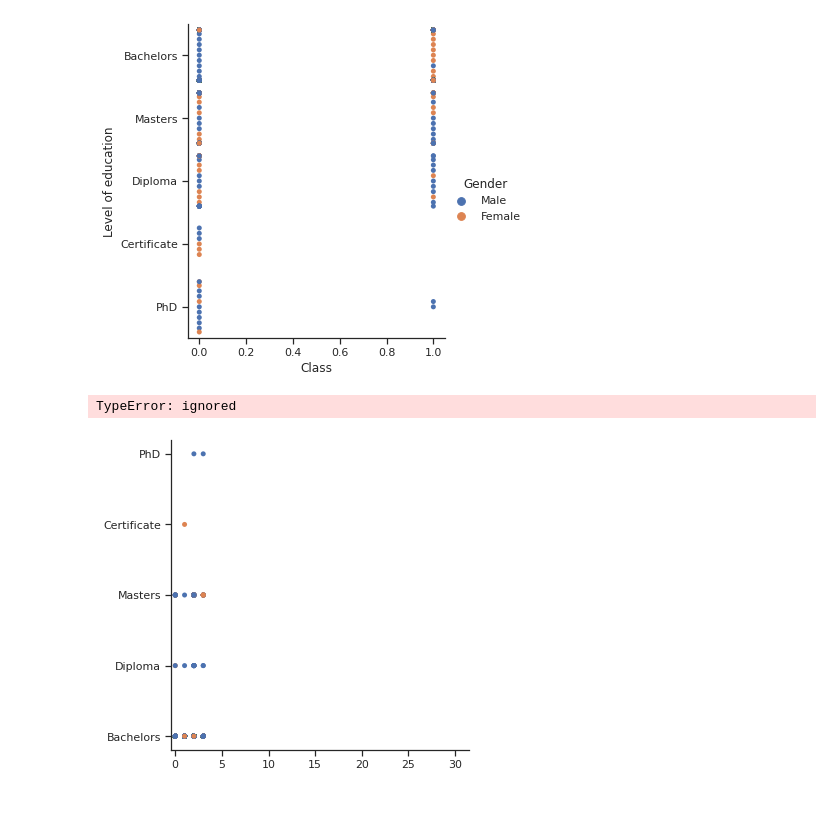
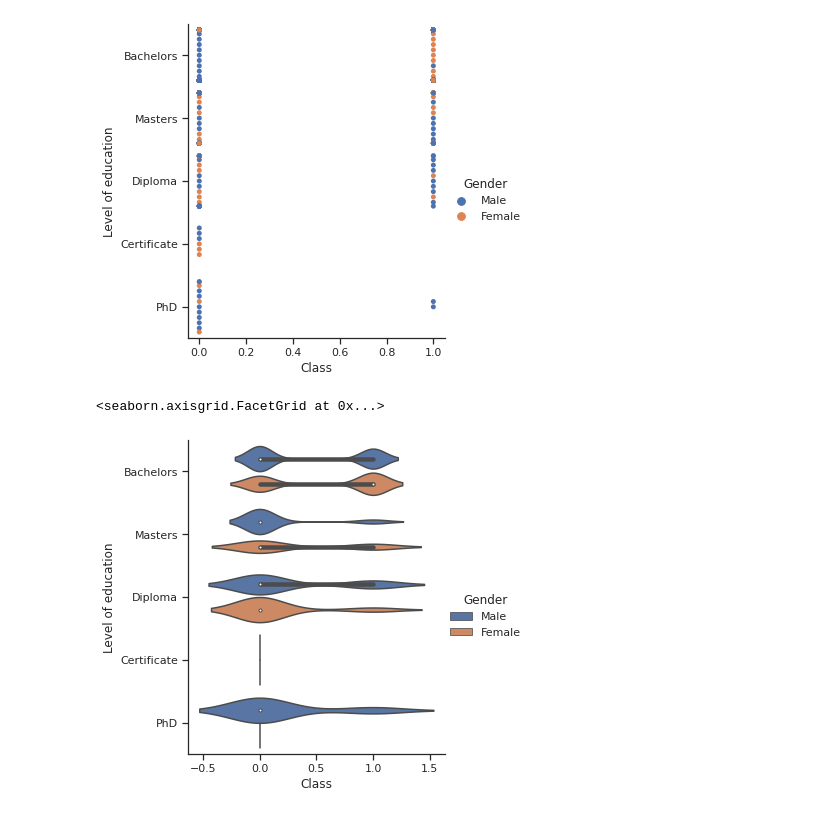
Before and after one commit to raff-gichira/ProjRaf, a Jupyter notebook: Project_CRISP_DM.ipynb, the cells around one changed output. Drawn from its saved outputs; the diff is of its cells as text; code cells hidden in the pictures.

```diff
--- a/Project_CRISP_DM.ipynb
+++ b/Project_CRISP_DM.ipynb
@@ -84,7 +90,7 @@ sns.catplot(x="Class", y="Level of education", hue="Gender", kind="swarm", data=
 <seaborn.axisgrid.FacetGrid at 0x...>
 [figure]
 # %%
-sns.catplot(x="person_industry", y="Level of education", hue="Gender", kind="swarm", data=raf)
+sns.catplot(x="Class", y="Level of education", hue="Gender", kind="violin", data=raf)
 # %% [output]
-TypeError: ignored
+<seaborn.axisgrid.FacetGrid at 0x...>
-[figure, old version]
+[figure, new version]
```
Also changed, not shown: parts of 3 cells of this notebook.
